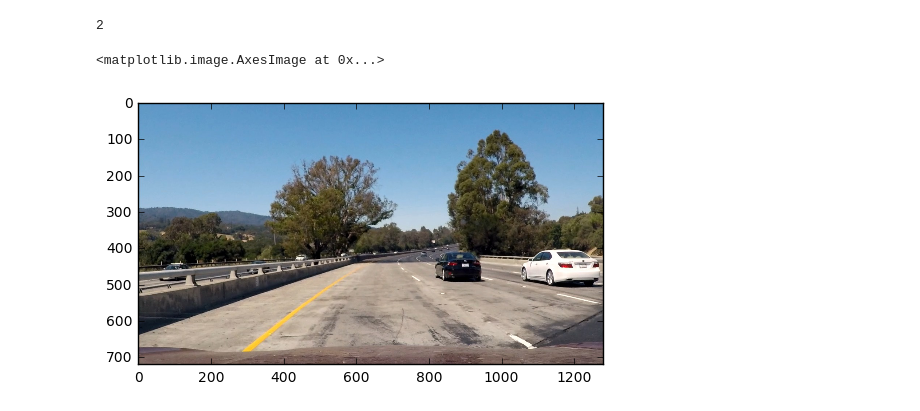
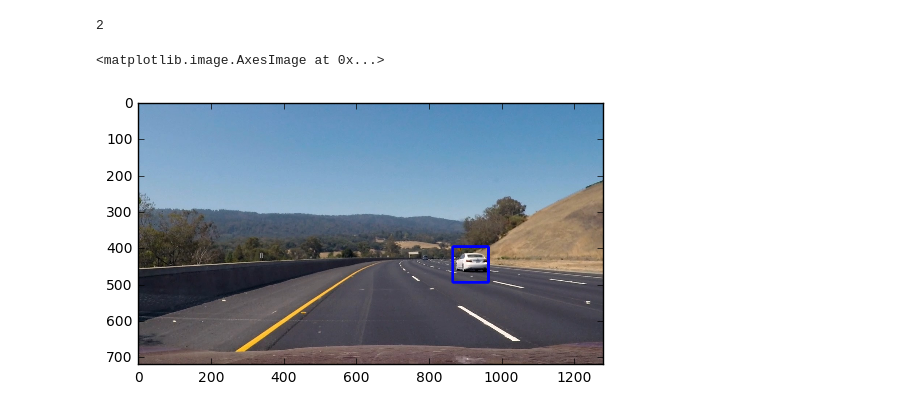
Before and after one commit to ThomasOdum/CarND-P05-Vehicle-Detection, a Jupyter notebook: Vehicle-Detection.ipynb, the cells around one changed output. Saved outputs shown, nothing was run; the diff lists cells and outputs as text; code cells hidden in the pictures.

```diff
--- a/Vehicle-Detection.ipynb
+++ b/Vehicle-Detection.ipynb
@@ -71,6 +28,0 @@ print(round(t2-t, 2), 'Seconds to extract features...')
-# %%
-# Create an array stack of feature vectors
-X = np.vstack((car_features, notcar_features)).astype(np.float64)
-
-# Define the labels vector
-y = np.hstack((np.ones(len(car_features)), np.zeros(len(notcar_features))))
@@ -166,7 +58,7 @@ windows = create_windows(pyramid, image_size)
 # %%
 from tracking import *
 # %%
-from filters import kalman_predict, kalman_measure
+from filters import kalman_predict, kalman_correct
 from scipy.optimize import linear_sum_assignment
 import itertools
 import functools
@@ -244,7 +136,7 @@ class VehicleTracker(object):
 
         self.P0 = np.eye(12)*10e3  # Initial covariance of any new candidate
         self.predict = functools.partial(kalman_predict, F = self.F, Q = self.Q)
-        self.measure = functools.partial(kalman_measure, H = self.H, R = self.R)
+        self.correct = functools.partial(kalman_correct, H = self.H, R = self.R)
 
         self.candidates = []
 
@@ -281,7 +173,6 @@ class VehicleTracker(object):
         measurements = non_max_suppression_fast(np.array(measurements), overlapThresh=0.01)
         meas_centroid = np.array([centroid(meas) for meas in measurements])
         if len(self.candidates) == 0:
-#             nonmax_meas = non_max_suppression_fast(np.array(measurements), overlapThresh=0.2)
             self.candidates = [self.create_candidate(meas) for meas in measurements]
         else:
             # Assign measurements to candidates based on overlap
@@ -308,7 +199,7 @@ class VehicleTracker(object):
                 x1, P1 = self.predict(x = cand['x'], P = cand['P'])
 
                 for meas in meas_list:
-                    x1, P1 = self.measure(z = meas, x = x1, P = P1)
+                    x1, P1 = self.correct(z = meas, x = x1, P = P1)
 
                 # Increment age if no measurements matched this candidate
                 if cand['age'] > self.lock_threshold:
@@ -376,26 +267,21 @@ def process_image(image, params):
         windows = itertools.chain(*all_windows)
 
     measurements = multiscale_detect(image, clf, config, windows)
+    current_heatmap = update_heatmap(measurements, image.shape)
     if not params['cache_enabled']:
-        current_heatmap = update_heatmap(measurements, image.shape)
         thresh_heatmap = current_heatmap
-        thresh_heatmap[thresh_heatmap < params['heatmap_threshold']] = 0
-        cv2.GaussianBlur(thresh_heatmap, (31,31), 0, dst=thresh_heatmap)
-
-        labels = label(thresh_heatmap)
-        im2 = draw_labeled_bboxes(np.copy(image), labels)
-
     else:
-#         Z = [tuple(itertools.chain(*b)) for b in measurements]
-        Z = []
-        current_heatmap = update_heatmap(measurements, image.shape)
         cache['heatmaps'].append(current_heatmap)
         thresh_heatmap = sum(cache['heatmaps'])
 
-        thresh_heatmap[thresh_heatmap < params['heatmap_threshold']] = 0
-        cv2.GaussianBlur(thresh_heatmap, (31,31), 0, dst=thresh_heatmap)
-        labels = label(thresh_heatmap)
+    thresh_heatmap[thresh_heatmap < params['heatmap_threshold']] = 0
+    cv2.GaussianBlur(thresh_heatmap, (31,31), 0, dst=thresh_heatmap)
 
+    labels = label(thresh_heatmap)
+    if not params['cache_enabled']:
+        im2 = draw_labeled_bboxes(np.copy(image), labels)
+    else:
+        Z = []
         for car_number in range(1, labels[1]+1):
             nonzero = (labels[0] == car_number).nonzero()
             nonzeroy = np.array(nonzero[0])
@@ -415,24 +301,24 @@ def clear_cache():
 # %%
 clear_cache()
 params = {}
 params['clf_config'] = config
 params['clf'] = clf
 params['windows'] = windows
-params['cache_enabled'] = True
+params['cache_enabled'] = False
 params['heatmap_cache_length'] = 10
 params['heatmap_threshold'] = 1
 
-image = mpimg.imread('test_images/test1.jpg')
+image = mpimg.imread('test_images/test3.jpg')
 im2 = process_image(image, params)
 plt.imshow(im2)
 # test_images = glob.glob('test_images/*.jpg')
 # for fname in test_images:
 #     im = mpimg.imread(fname)
 #     im2 = process_image(im, params)
 #     mpimg.imsave('output_images/'+os.path.basename(fname), im2)
 # %% [output]
 <matplotlib.image.AxesImage at 0x...>
-[figure, old version]
+[figure, new version]
 # %%
 clear_cache()
 params = {}
```
Also changed, not shown: parts of 14 cells of this notebook, 17 other files.
